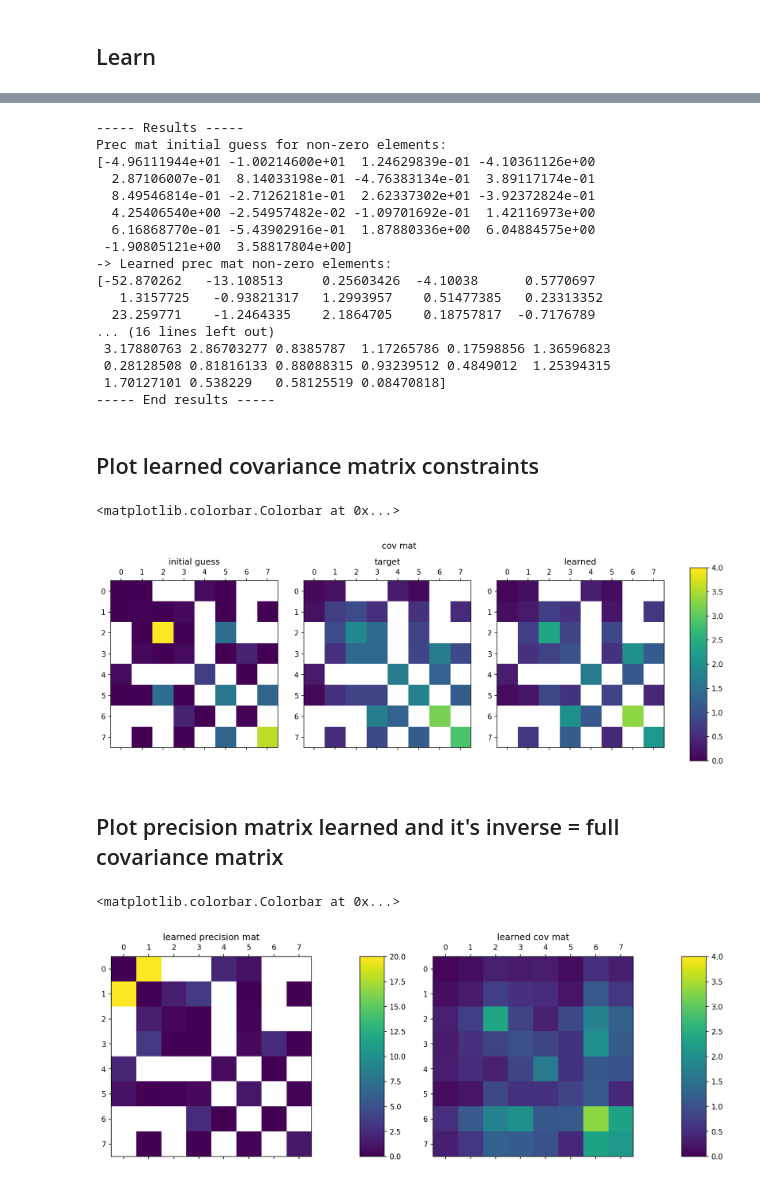
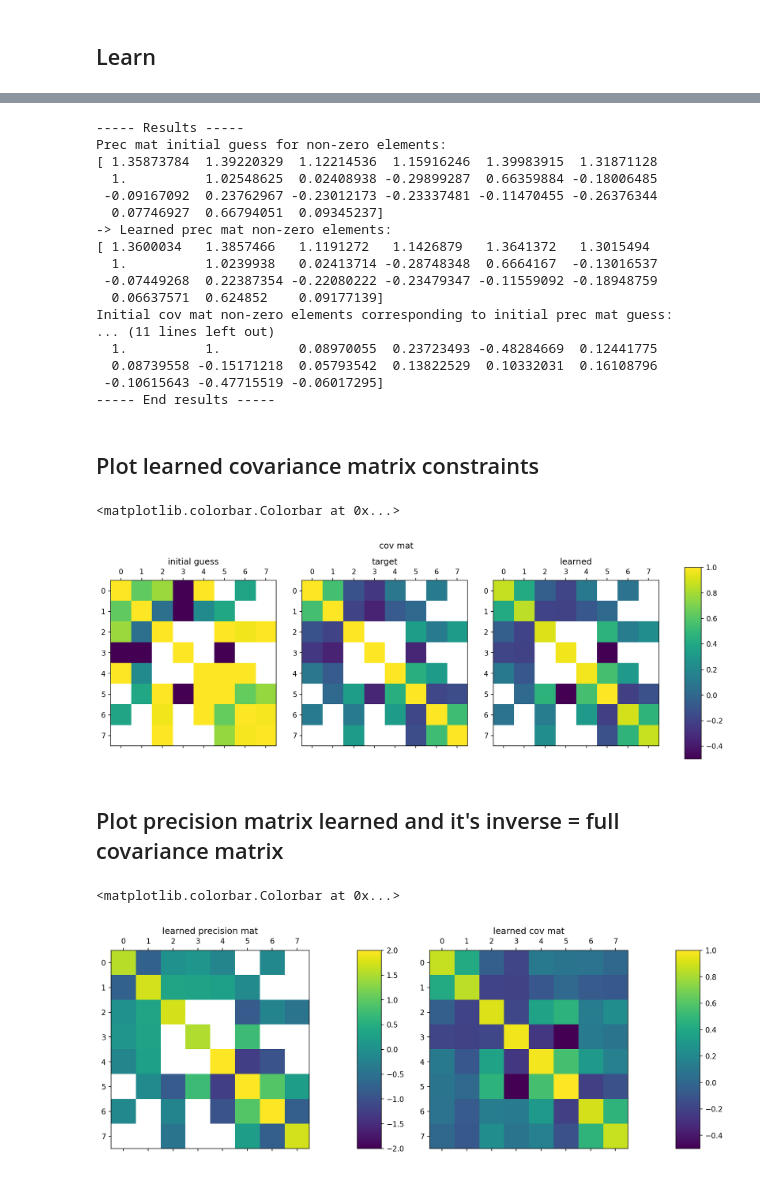
Before and after one commit to smrfeld/tf-constrained-gauss, a Jupyter notebook: examples/example_n8.ipynb, the cells around one changed output, grey strips where cells are left out. Drawn from its saved outputs; the diff is of its cells as text; code cells hidden in the pictures.

```diff
--- a/examples/example_n8.ipynb
+++ b/examples/example_n8.ipynb
@@ -16,10 +16,11 @@ n = 8
 non_zero_idx_pairs = random_non_zero_idx_pairs(n)
 
 # Random cov mat
-cov_mat = random_cov_mat(n)
+cov_mat = random_realistic_cov_mat(n, unit_diag=True)
 
-prec_mat_structure = convert_mat_non_zero_to_mat(
-    n=n,
-    non_zero_idx_pairs=non_zero_idx_pairs,
-    mat_non_zero=np.full(len(non_zero_idx_pairs),1.0)
-)
+# Save
+with open('data_n8_non_zero_idx_pairs.txt', 'wb') as f:
+    pickle.dump(non_zero_idx_pairs, f)
+
+with open('data_n8_cov_mat.npy', 'wb') as f:
+    np.save(f, cov_mat)
@@ -26,2 +29,9 @@ prec_mat_structure = convert_mat_non_zero_to_mat(
 # %% [markdown]
 ### Alternate: load existing
+# %%
+# Save
+with open('data_n8_non_zero_idx_pairs.txt', 'rb') as f:
+    non_zero_idx_pairs = pickle.load(f)
+
+with open('data_n8_cov_mat.npy', 'rb') as f:
+    cov_mat = np.load(f)
@@ -85,56 +102,56 @@ results.report()
 # %% [output]
 ----- Results -----
 Prec mat initial guess for non-zero elements:
-[-4.96111944e+01 -1.00214600e+01  1.24629839e-01 -4.10361126e+00
-  2.87106007e-01  8.14033198e-01 -4.76383134e-01  3.89117174e-01
-  8.49546814e-01 -2.71262181e-01  2.62337302e+01 -3.92372824e-01
-  4.25406540e+00 -2.54957482e-02 -1.09701692e-01  1.42116973e+00
-  6.16868770e-01 -5.43902916e-01  1.87880336e+00  6.04884575e+00
- -1.90805121e+00  3.58817804e+00]
+[ 1.35873784  1.39220329  1.12214536  1.15916246  1.39983915  1.31871128
+  1.          1.02548625  0.02408938 -0.29899287  0.66359884 -0.18006485
+ -0.09167092  0.23762967 -0.23012173 -0.23337481 -0.11470455 -0.26376344
+  0.07746927  0.66794051  0.09345237]
 -> Learned prec mat non-zero elements:
-[-52.870262   -13.108513     0.25603426  -4.10038      0.5770697
-   1.3157725   -0.93821317   1.2993957    0.51477385   0.23313352
-  23.259771    -1.2464335    2.1864705    0.18757817  -0.7176789
-... (16 lines left out)
- 3.17880763 2.86703277 0.8385787  1.17265786 0.17598856 1.36596823
- 0.28128508 0.81816133 0.88088315 0.93239512 0.4849012  1.25394315
- 1.70127101 0.538229   0.58125519 0.08470818]
+[ 1.3600034   1.3857466   1.1191272   1.1426879   1.3641372   1.3015494
+  1.          1.0239938   0.02413714 -0.28748348  0.6664167  -0.13016537
+ -0.07449268  0.22387354 -0.22080222 -0.23479347 -0.11559092 -0.18948759
+  0.06637571  0.624852    0.09177139]
+Initial cov mat non-zero elements corresponding to initial prec mat guess:
+... (11 lines left out)
+  1.          1.          0.08970055  0.23723493 -0.48284669  0.12441775
+  0.08739558 -0.15171218  0.05793542  0.13822529  0.10332031  0.16108796
+ -0.10615643 -0.47715519 -0.06017295]
 ----- End results -----
 # %% [markdown]
 ## Plot learned covariance matrix constraints
 # %%
 init_cov_mat_reconstructed = convert_mat_non_zero_to_mat(
     n=n,
     non_zero_idx_pairs=non_zero_idx_pairs,
     mat_non_zero=results.init_cov_mat_reconstructed_non_zero
 )
 
-low=0
-high=4
+low=-0.5
+high=1.0
 
 clear_cmap = ListedColormap(['white', 'none'])
 
 gridspec = {'width_ratios': [1, 1, 1, 0.1]}
 fig, (ax1, ax2, ax3, ax4) = plt.subplots(1, 4, gridspec_kw=gridspec, dpi=150)
 fig.set_size_inches(15,5)
 fig.suptitle("cov mat")
 
 ax1.matshow(init_cov_mat_reconstructed,vmin=low,vmax=high)
 ax1.imshow(prec_mat_structure,cmap=clear_cmap)
 ax1.set_title('initial guess')
 
 ax2.matshow(cov_mat,vmin=low,vmax=high)
 ax2.imshow(prec_mat_structure,cmap=clear_cmap)
 ax2.set_title('target')
 
 z3plot = ax3.matshow(results.learned_cov_mat,vmin=low,vmax=high)
 ax3.imshow(prec_mat_structure,cmap=clear_cmap)
 ax3.set_title('learned')
 
 plt.colorbar(z3plot,cax=ax4)
 # %% [output]
 <matplotlib.colorbar.Colorbar at 0x...>
-[figure, old version]
+[figure, new version]
 # %% [markdown]
 ## Plot precision matrix learned and it's inverse = full covariance matrix
 # %%
@@ -150,16 +167,16 @@ gridspec = {'width_ratios': [1, 0.1, 1, 0.1]}
 fig, (ax1, ax2, ax3, ax4) = plt.subplots(1, 4, gridspec_kw=gridspec, dpi=150)
 fig.set_size_inches(15,5)
 
-z1plot = ax1.matshow(results.learned_prec_mat,vmin=0,vmax=20)
+z1plot = ax1.matshow(results.learned_prec_mat,vmin=-2.0,vmax=2.0)
 ax1.imshow(prec_mat_structure,cmap=clear_cmap)
 ax1.set_title('learned precision mat')
 
 plt.colorbar(z1plot,cax=ax2)
 
-z3plot = ax3.matshow(results.learned_cov_mat,vmin=0,vmax=4)
+z3plot = ax3.matshow(results.learned_cov_mat,vmin=-0.5,vmax=1.0)
 ax3.set_title('learned cov mat')
 
 plt.colorbar(z3plot,cax=ax4)
 # %% [output]
 <matplotlib.colorbar.Colorbar at 0x...>
-[figure, old version]
+[figure, new version]
```
Also changed, not shown: parts of 7 cells of this notebook, 9 other files.
